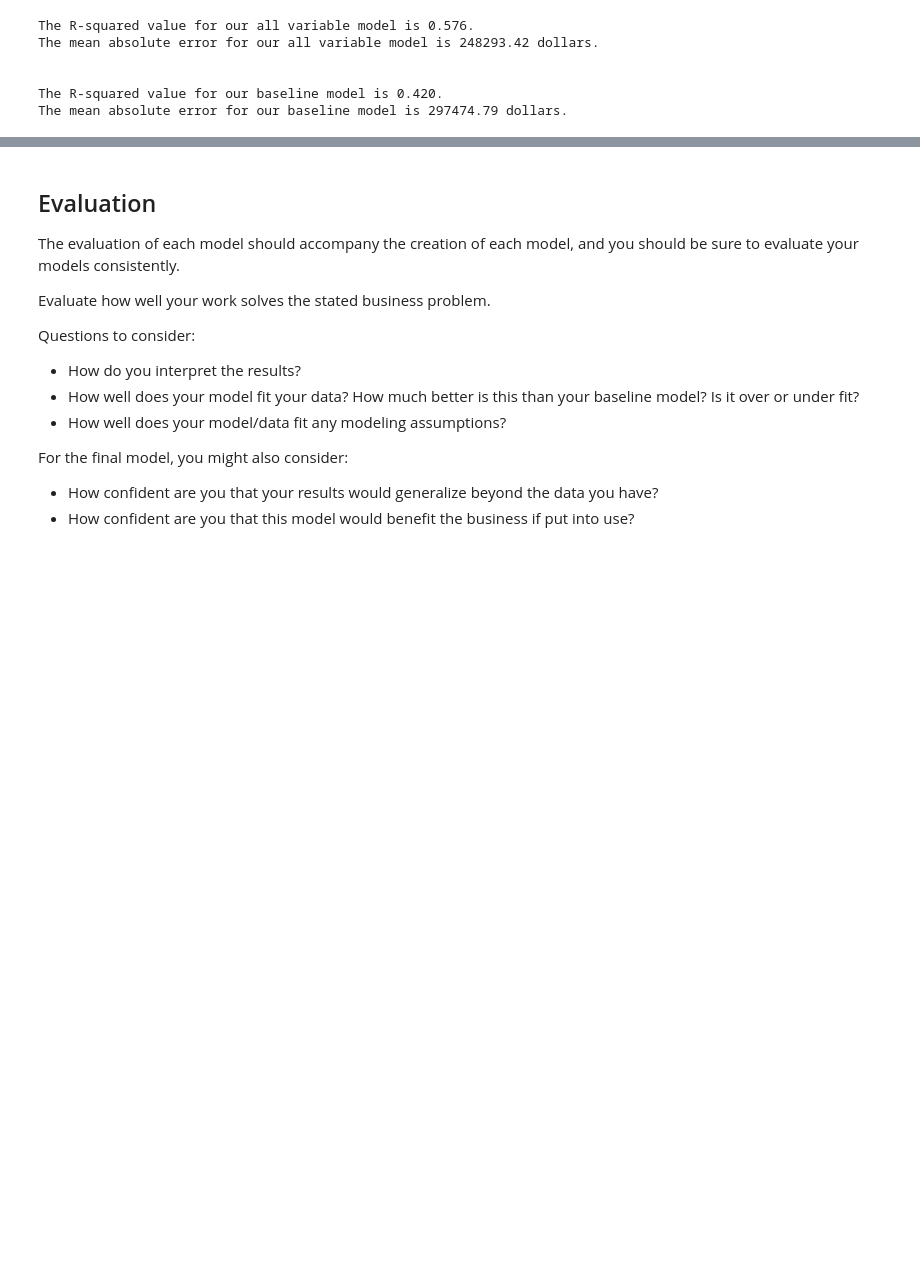
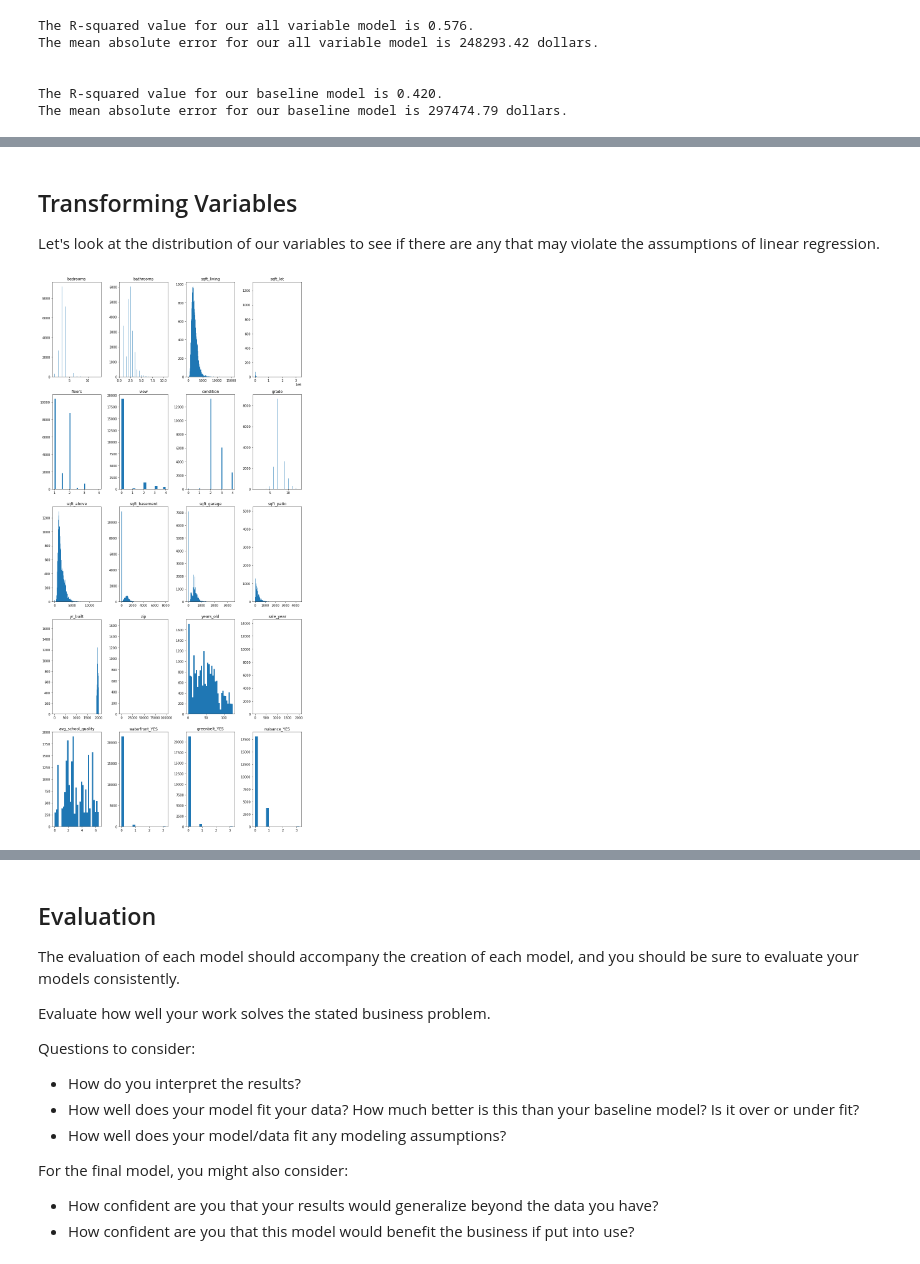
Before and after one commit to emgerber88/Kings-County-Real-Estate-analysis-NAEG, a Jupyter notebook: King_County_Analysis_Notebook.ipynb, the cells around one changed output, grey strips where cells are left out. Saved outputs shown, nothing was run; the diff lists cells and outputs as text; code cells hidden in the pictures; blank space fills up the shorter version.

```diff
--- a/King_County_Analysis_Notebook.ipynb
+++ b/King_County_Analysis_Notebook.ipynb
@@ -687,0 +726,16 @@ The mean absolute error for our baseline model is 297474.79 dollars.
+# %% [markdown]
+## Transforming Variables
+
+Let's look at the distribution of our variables to see if there are any that may violate the assumptions of linear regression.
+# %%
+# set up figure for predictor variables in all_variable_X
+fig, axes = plt.subplots(nrows=(all_variable_X.shape[1] // 4), ncols=4, figsize=(12,25))
+
+# plot distribution for each col in all_variable_X
+for col, ax in zip(all_variable_X, axes.flatten()):
+    ax.hist(all_variable_X[col], bins='auto')
+    ax.set_title(col)
+
+fig.tight_layout()
+# %% [output]
+[figure, added]
```
Also changed, not shown: parts of 20 cells of this notebook.
